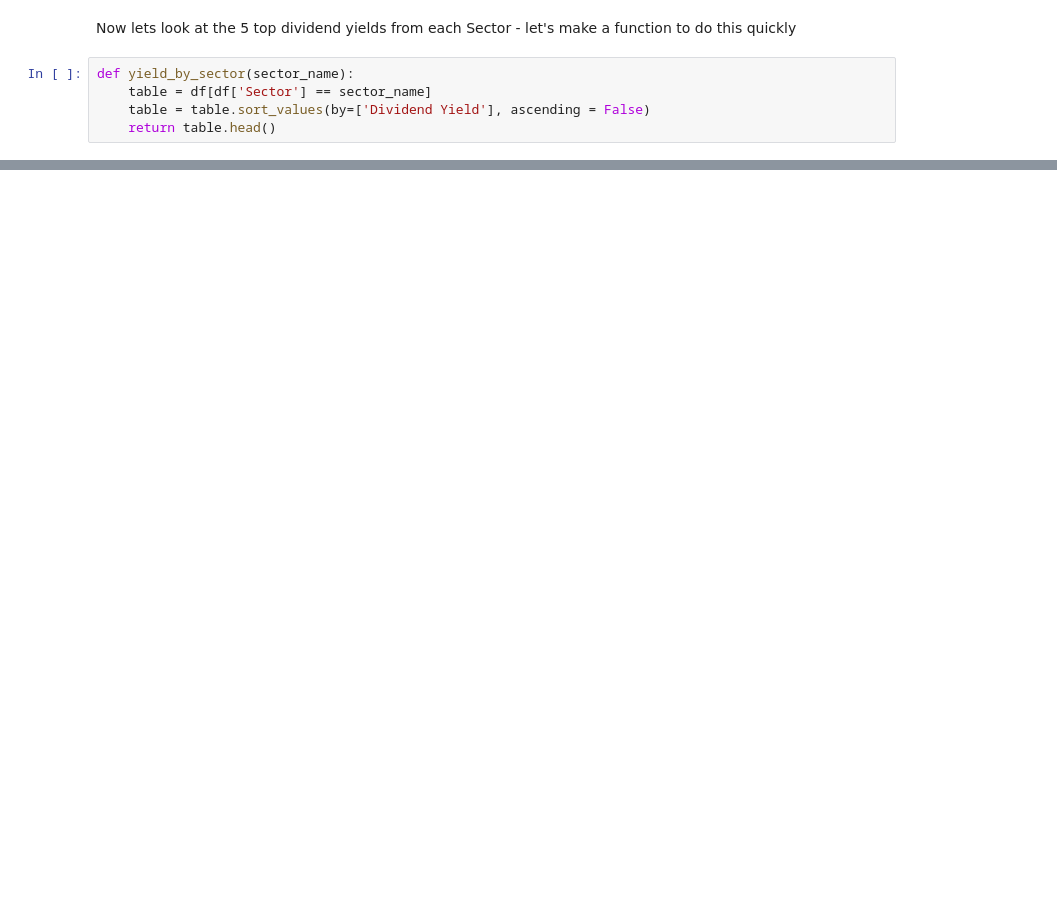
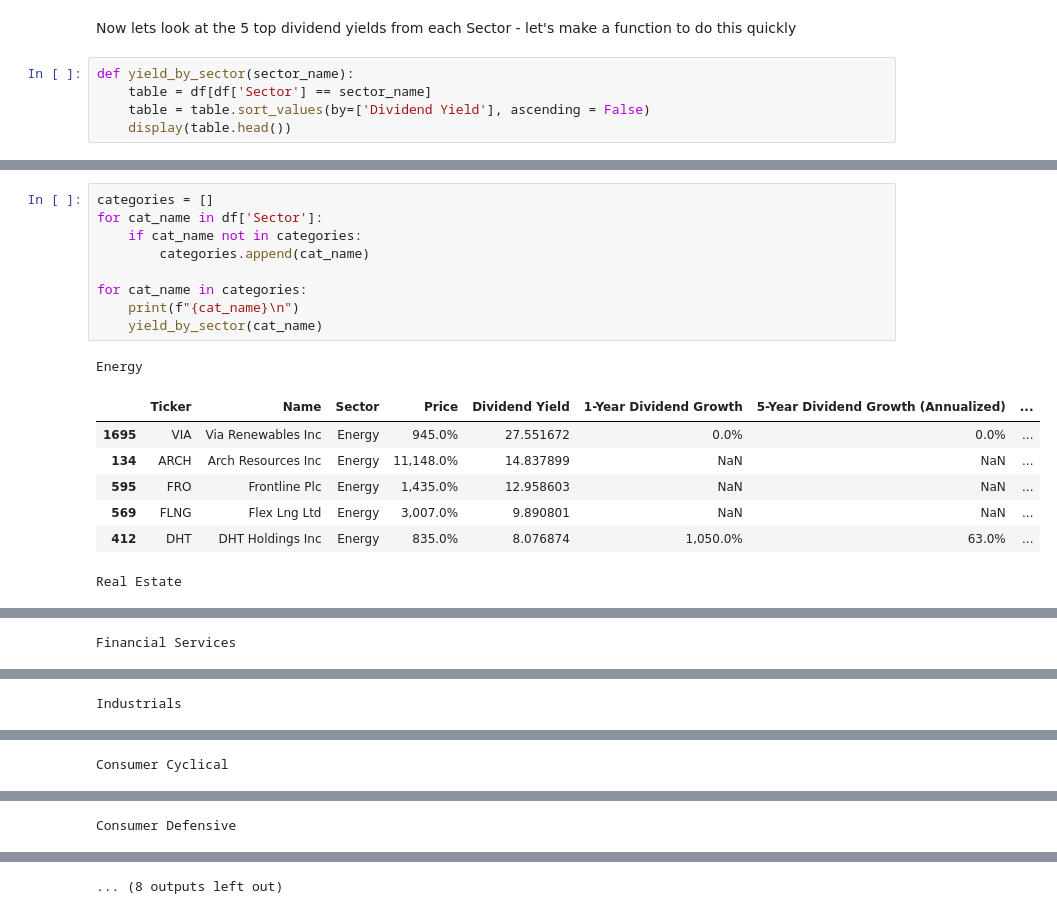
Before and after one commit to edy1482/Russel-2000, a Jupyter notebook: Dividend-Analysis.ipynb, the cells around one changed output, grey strips where cells are left out. Drawn from its saved outputs; the diff is of its cells as text; blank space fills up the shorter version.

```diff
--- a/Dividend-Analysis.ipynb
+++ b/Dividend-Analysis.ipynb
@@ -61,4 +129,4 @@ Now lets look at the 5 top dividend yields from each Sector - let's make a funct
 def yield_by_sector(sector_name):
     table = df[df['Sector'] == sector_name]
     table = table.sort_values(by=['Dividend Yield'], ascending = False)
-    return table.head()
+    display(table.head())
@@ -104,0 +133,18 @@ yield_by_sector('Unknown')
+# %%
+categories = []
+for cat_name in df['Sector']:
+    if cat_name not in categories:
+        categories.append(cat_name)
+
+for cat_name in categories:
+    print(f"{cat_name}\n")
+    yield_by_sector(cat_name)
+# %% [output]
+Energy
+|  | Ticker | Name | Sector | Price | Dividend Yield | 1-Year Dividend Growth | 5-Year Dividend Growth (Annualized) | ... |
+| 1695 | VIA | Via Renewables Inc | Energy | 945.0% | 27.551672 | 0.0% | 0.0% | ... |
+| 134 | ARCH | Arch Resources Inc | Energy | 11,148.0% | 14.837899 | NaN | NaN | ... |
+| 595 | FRO | Frontline Plc | Energy | 1,435.0% | 12.958603 | NaN | NaN | ... |
+| 569 | FLNG | Flex Lng Ltd | Energy | 3,007.0% | 9.890801 | NaN | NaN | ... |
+| 412 | DHT | DHT Holdings Inc | Energy | 835.0% | 8.076874 | 1,050.0% | 63.0% | ... |
+Real Estate
@@ -104,0 +157 @@ yield_by_sector('Unknown')
+Financial Services
@@ -104,0 +164 @@ yield_by_sector('Unknown')
+Industrials
@@ -104,0 +171 @@ yield_by_sector('Unknown')
+Consumer Cyclical
@@ -104,0 +178 @@ yield_by_sector('Unknown')
+Consumer Defensive
@@ -104,0 +181 @@ yield_by_sector('Unknown')
+... (8 outputs left out)
```
Also changed, not shown: parts of 15 cells of this notebook.
